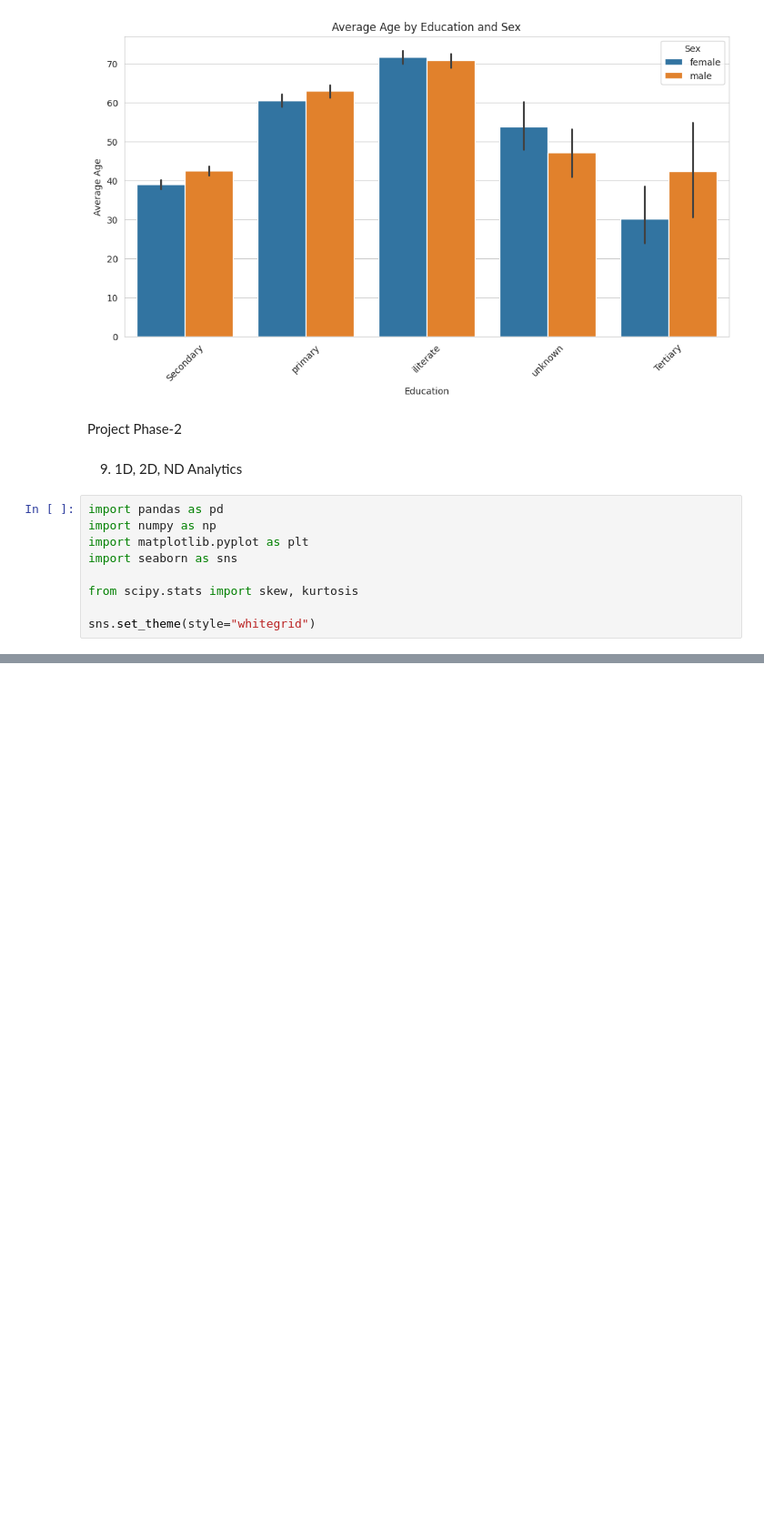
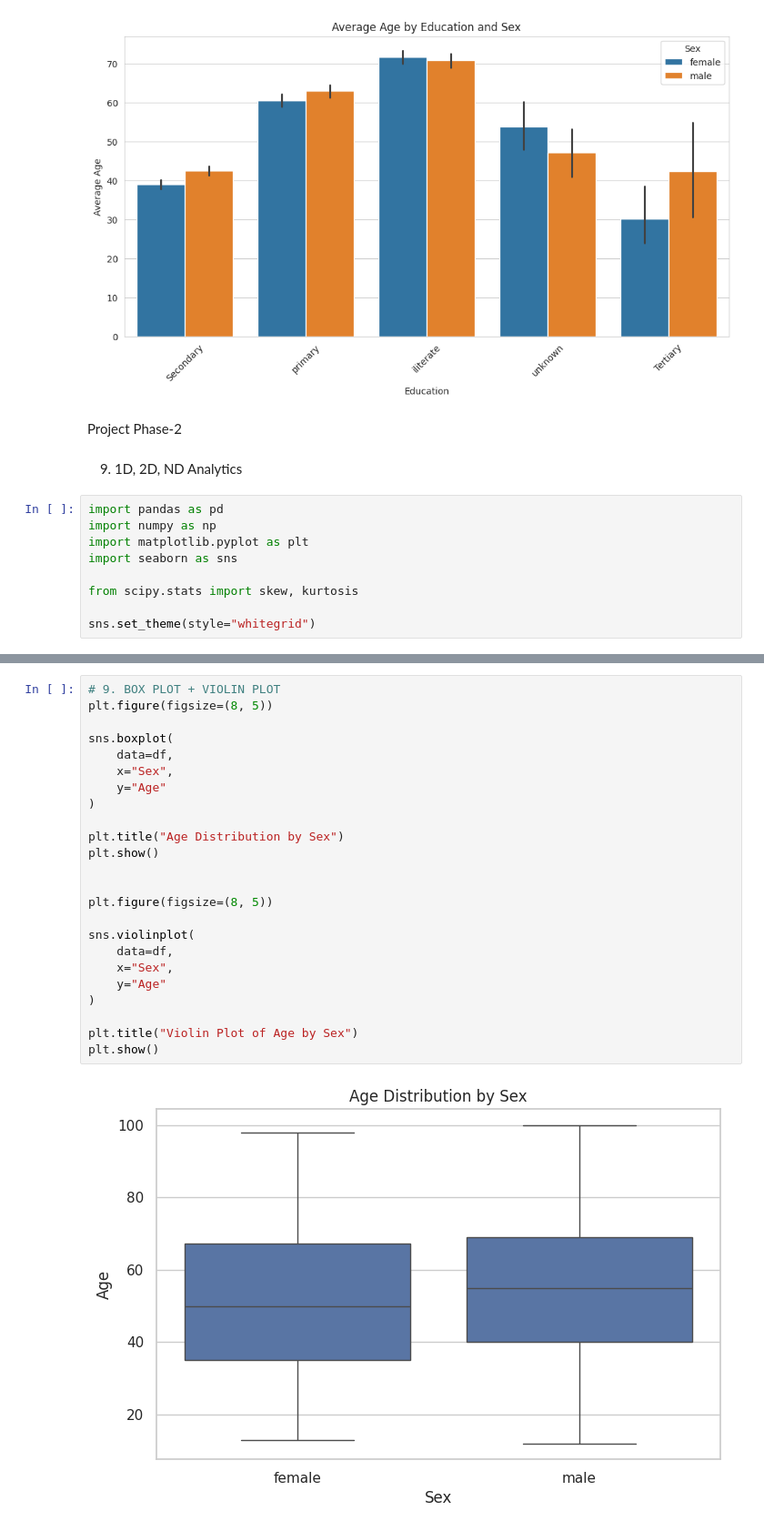
Before and after one commit to kyogeshsagar/K_YOGESH_SAGAR, a Jupyter notebook: EDA_Phase1.ipynb, the cells around one changed output, grey strips where cells are left out. Shown at 91% size. Cells and saved outputs as stored; diff of their text form; blank space fills up the shorter version.

```diff
--- a/EDA_Phase1.ipynb
+++ b/EDA_Phase1.ipynb
@@ -1393,0 +1655,26 @@ sns.set_theme(style="whitegrid")
+# %%
+# 9. BOX PLOT + VIOLIN PLOT
+plt.figure(figsize=(8, 5))
+
+sns.boxplot(
+    data=df,
+    x="Sex",
+    y="Age"
+)
+
+plt.title("Age Distribution by Sex")
+plt.show()
+
+
+plt.figure(figsize=(8, 5))
+
+sns.violinplot(
+    data=df,
+    x="Sex",
+    y="Age"
+)
+
+plt.title("Violin Plot of Age by Sex")
+plt.show()
+# %% [output]
+[figure, added]
```
Also changed, not shown: parts of 13 cells of this notebook.
